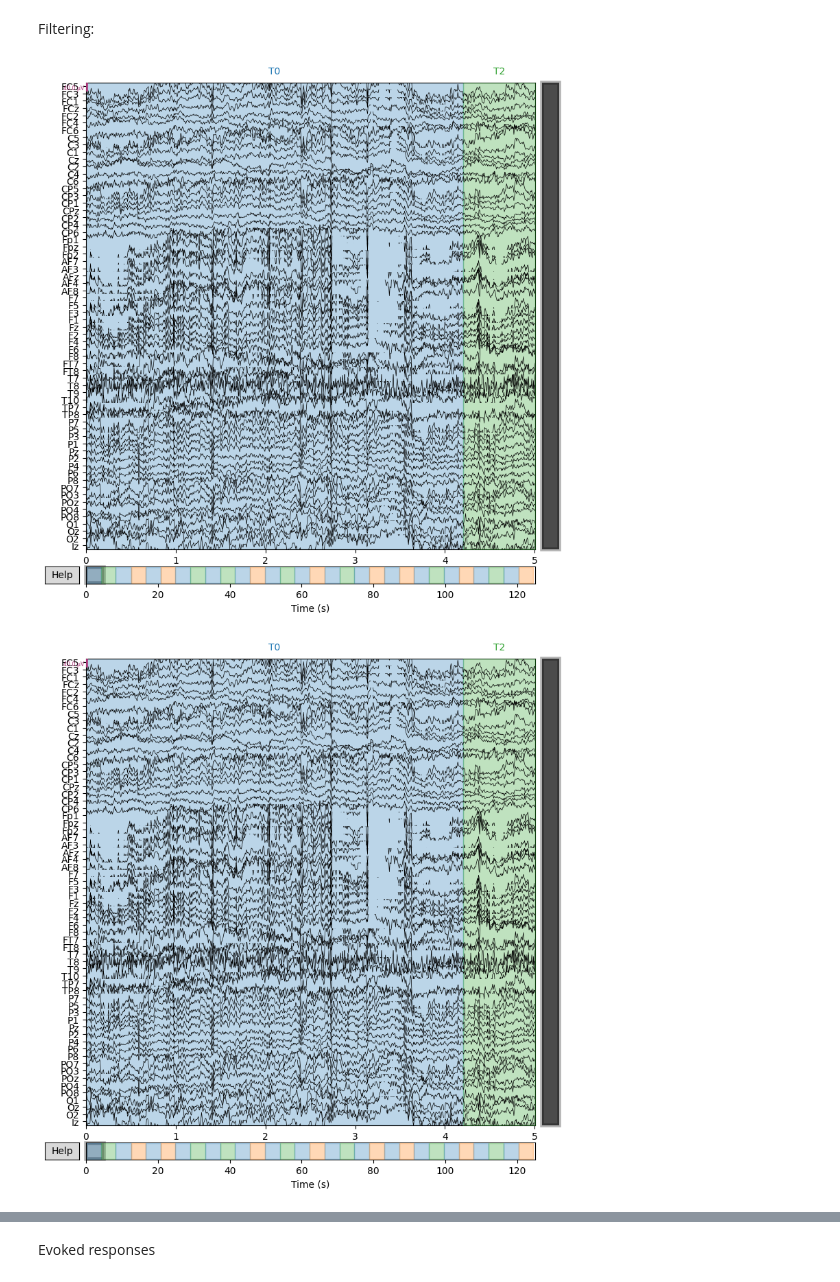
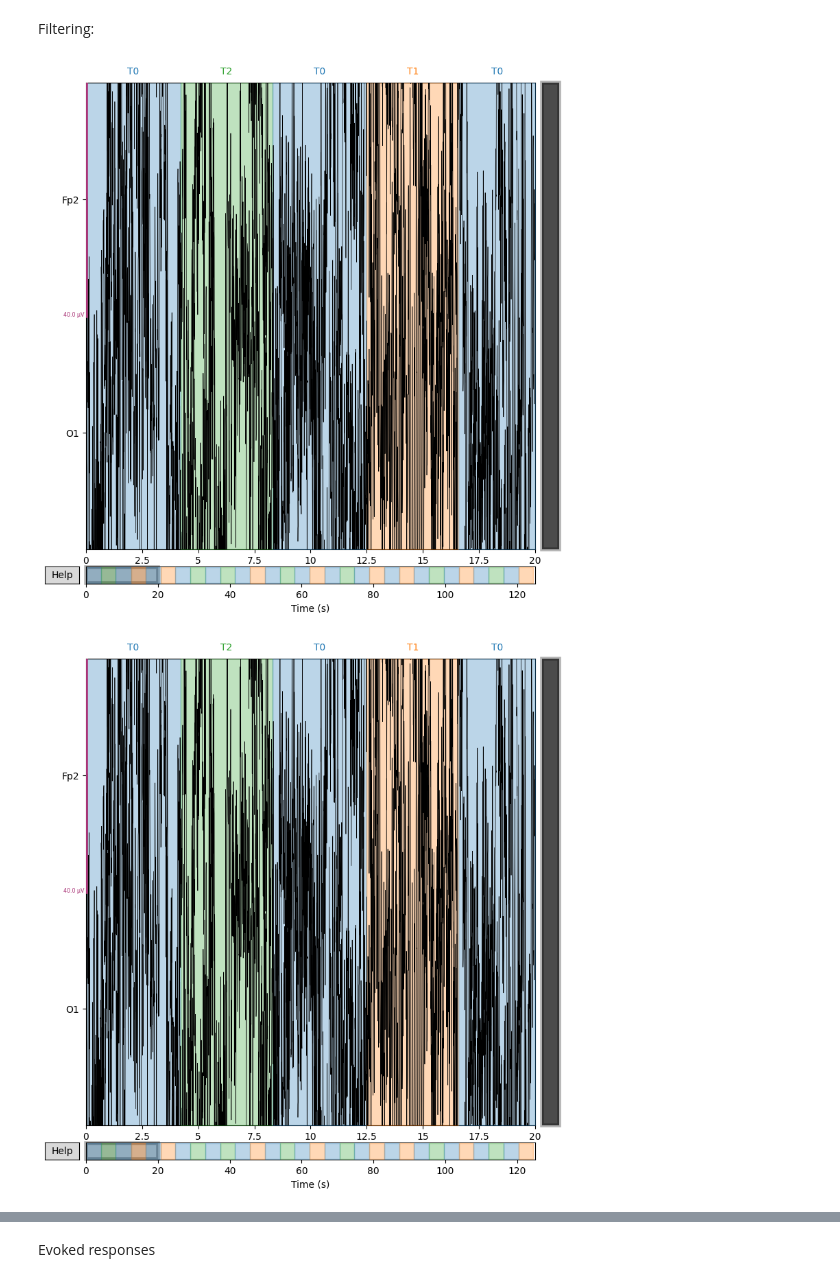
Before and after one commit to sanjida-ivy/EEG_Data_Analysis, a Jupyter notebook: EEG_Data_Manipulation_v4.ipynb, the cells around one changed output, grey strips where cells are left out. Cells and saved outputs as stored; diff of their text form; code cells hidden in the pictures.

```diff
--- a/EEG_Data_Manipulation_v4.ipynb
+++ b/EEG_Data_Manipulation_v4.ipynb
@@ -198,12 +183,19 @@ Data
 | Duration | 00:02:05 (HH:MM:SS) |
 # %% [markdown]
 Filtering:
-# %%
-#raw.compute_psd(fmax=64).plot(picks="data", exclude="bads")
-raw.plot(duration=5, n_channels=64)
-# %% [output]
-[figure, removed]
-[figure, removed]
+# %%
+# raw.compute_psd(fmax=64).plot(picks="data", exclude="bads")
+#raw_picked = raw['FC5','FC3']
+# Now plot the data for the picked channel
+# raw.plot(duration=1, n_channels=2, picks = [20,60])
+
+# raw.plot(duration=1, n_channels=1, picks=[channel_name], title=channel_name)
+
+raw_copy = raw.copy().pick([23, 60])  # Picking channels by index
+raw_copy.plot(duration=20, n_channels=2)
+# %% [output]
+[figure, added]
+[figure, added]
 # %%
 
 # set up and fit the ICA
```
Also changed, not shown: parts of 6 cells of this notebook.
